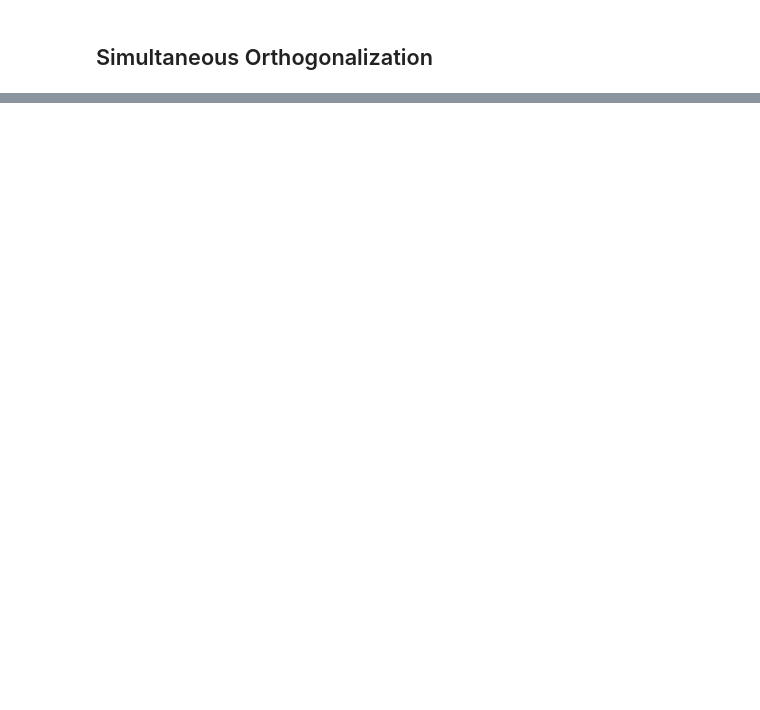
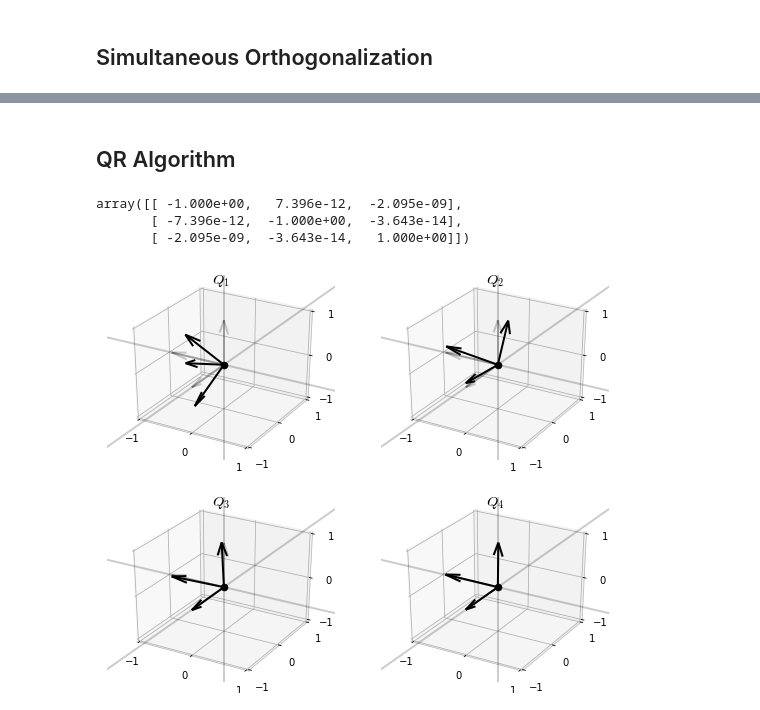
Before and after one commit to madrury/qr-algorithm, a Jupyter notebook: qr-algorithm.ipynb, the cells around one changed output, grey strips where cells are left out. Saved outputs shown, nothing was run; the diff lists cells and outputs as text; code cells hidden in the pictures; blank space fills up the shorter version.

Commit message:
Add qr-algorithm and visualization.

```diff
--- a/qr-algorithm.ipynb
+++ b/qr-algorithm.ipynb
@@ -106,0 +108,18 @@ for i, Q in enumerate(basies[:6]):
+# %% [markdown]
+## QR Algorithm
+# %%
+Q, basies = qr_algorithm(A)
+Q
+# %% [output]
+array([[ -1.000e+00,   7.396e-12,  -2.095e-09],
+       [ -7.396e-12,  -1.000e+00,  -3.643e-14],
+       [ -2.095e-09,  -3.643e-14,   1.000e+00]])
+# %%
+fig = plt.figure(figsize=(12*0.75, 10*0.75))
+
+for i, Q in enumerate(basies[:4]):
+    ax = fig.add_subplot(2, 2, i+1, projection='3d', facecolor='white')
+    plot_basis(ax, Q, basies[-1])
+    ax.set_title("$Q_{{{}}}$".format(i+1))
+# %% [output]
+[figure, added]
```
Also changed, not shown: parts of 6 cells of this notebook, 1 other file.
